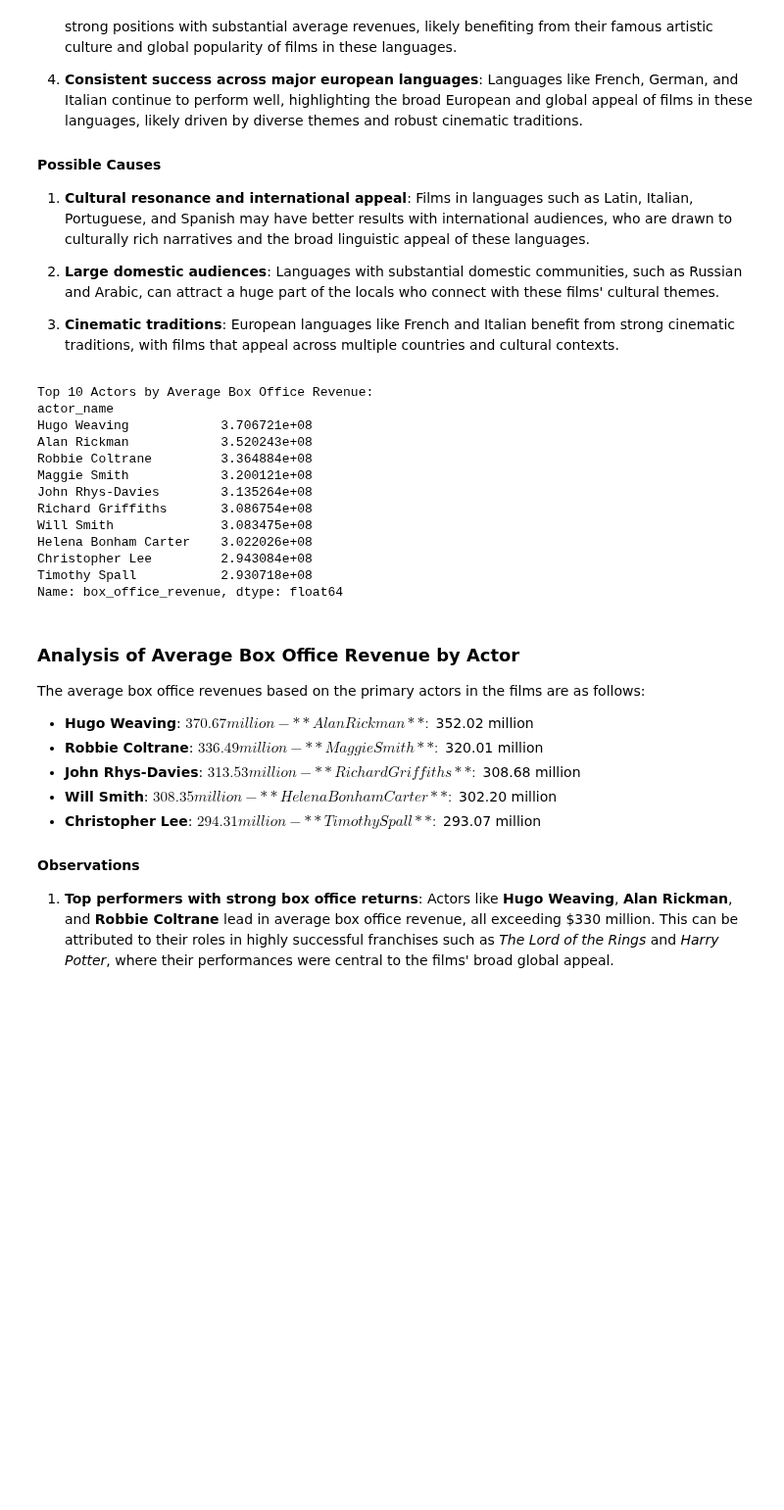
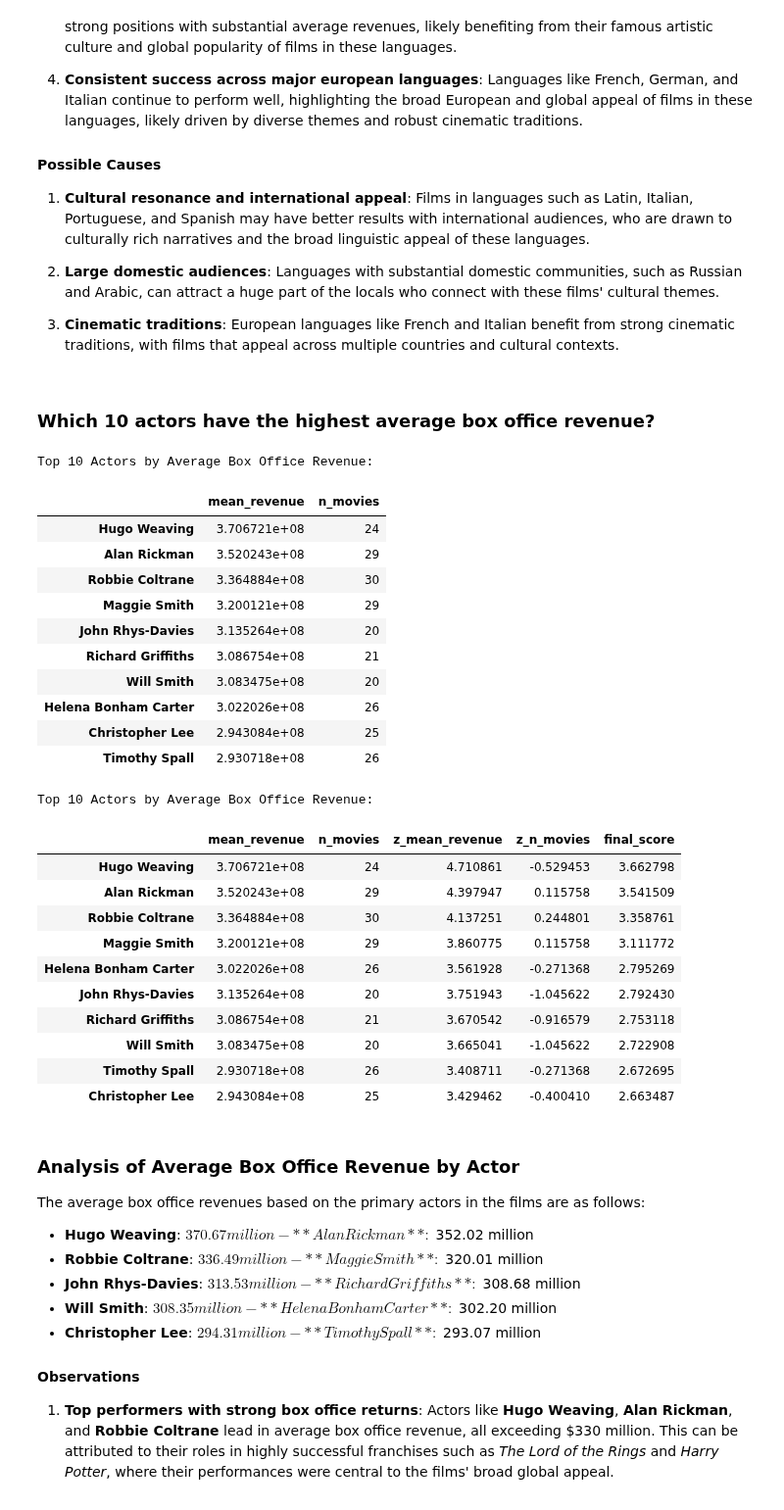
Before and after one commit to epfl-ada/ada-2024-project-awesometeam2024, a Jupyter notebook: results.ipynb, the cells around one changed output. Shown at 98% size. Cells and saved outputs as stored; diff of their text form; code cells hidden in the pictures; blank space fills up the shorter version.

```diff
--- a/results.ipynb
+++ b/results.ipynb
@@ -611,36 +596,65 @@ The average box office revenues based on the primary language of the films are a
 2. **Large domestic audiences**: Languages with substantial domestic communities, such as Russian and Arabic, can attract a huge part of the locals who connect with these films' cultural themes.
 
 3. **Cinematic traditions**: European languages like French and Italian benefit from strong cinematic traditions, with films that appeal across multiple countries and cultural contexts.
+# %% [markdown]
+### Which 10 actors have the highest average box office revenue?
 # %%
-### Which 10 actors have the highest average box office revenue? (actors that participate in more than 20 films)
+# Keep only actors with at least 20 movies (to filter out less relevant actors) # TODO change to 10?
+actors_count = df_actors_revenues['actor_name'].value_counts()
+actors_count = actors_count[actors_count >= 20]
 
-df_characters_revenues = df_characters.merge(df_movies[['wikipedia_movie_id', 'box_office_revenue']], how='inner')
-
-# keep only actors with at least 50 movies
-actors_count = df_characters_revenues['actor_name'].value_counts()
-actors = actors_count[actors_count >= 20]
-
-df_characters_revenues = df_characters_revenues[df_characters_revenues['actor_name'].isin(actors.index)]
+relevant_characters = df_actors_revenues[df_actors_revenues['actor_name'].isin(actors_count.index)]
 
 # calculate the average revenue for each actor
-actors_revenues = df_characters_revenues.groupby('actor_name')['box_office_revenue'].mean().sort_values(ascending=False)
+actors_revenues = relevant_characters.groupby('actor_name')['box_office_revenue'].mean()
 
+# Create a dataframe with the average revenue and number of movies for each actor
+df_actors_info = pd.DataFrame({
+    'mean_revenue': actors_revenues,
+    'n_movies': actors_count
+})
+
+# Print the top 10 actors by average revenue
 print("Top 10 Actors by Average Box Office Revenue:")
-print(actors_revenues.head(10))
+df_actors_info.sort_values(by='mean_revenue', ascending=False).head(10)
 # %% [output]
 Top 10 Actors by Average Box Office Revenue:
-actor_name
-Hugo Weaving            3.706721e+08
-Alan Rickman            3.520243e+08
-Robbie Coltrane         3.364884e+08
-Maggie Smith            3.200121e+08
-John Rhys-Davies        3.135264e+08
-Richard Griffiths       3.086754e+08
-Will Smith              3.083475e+08
-Helena Bonham Carter    3.022026e+08
-Christopher Lee         2.943084e+08
-Timothy Spall           2.930718e+08
-Name: box_office_revenue, dtype: float64
+|  | mean_revenue | n_movies |
+| Hugo Weaving | 3.706721e+08 | 24 |
+| Alan Rickman | 3.520243e+08 | 29 |
+| Robbie Coltrane | 3.364884e+08 | 30 |
+| Maggie Smith | 3.200121e+08 | 29 |
+| John Rhys-Davies | 3.135264e+08 | 20 |
+| Richard Griffiths | 3.086754e+08 | 21 |
+| Will Smith | 3.083475e+08 | 20 |
+| Helena Bonham Carter | 3.022026e+08 | 26 |
+| Christopher Lee | 2.943084e+08 | 25 |
+| Timothy Spall | 2.930718e+08 | 26 |
+# %%
+# TODO might be interesting ? but dont change much
+# Calculate Z-score for each column
+df_actors_info['z_mean_revenue'] = (df_actors_info['mean_revenue'] - df_actors_info['mean_revenue'].mean()) / df_actors_info['mean_revenue'].std()
+df_actors_info['z_n_movies'] = (df_actors_info['n_movies'] - df_actors_info['n_movies'].mean()) / df_actors_info['n_movies'].std()
+
+# Combine the Z-scores with weights to calculate the final score
+df_actors_info['final_score'] = (df_actors_info['z_mean_revenue'] * 0.8) + (df_actors_info['z_n_movies'] * 0.2)
+
+# Print the top 10 actors by final score
+print("Top 10 Actors by Average Box Office Revenue:")
+df_actors_info.sort_values(by='final_score', ascending=False).head(10)
+# %% [output]
+Top 10 Actors by Average Box Office Revenue:
+|  | mean_revenue | n_movies | z_mean_revenue | z_n_movies | final_score |
+| Hugo Weaving | 3.706721e+08 | 24 | 4.710861 | -0.529453 | 3.662798 |
+| Alan Rickman | 3.520243e+08 | 29 | 4.397947 | 0.115758 | 3.541509 |
+| Robbie Coltrane | 3.364884e+08 | 30 | 4.137251 | 0.244801 | 3.358761 |
+| Maggie Smith | 3.200121e+08 | 29 | 3.860775 | 0.115758 | 3.111772 |
+| Helena Bonham Carter | 3.022026e+08 | 26 | 3.561928 | -0.271368 | 2.795269 |
+| John Rhys-Davies | 3.135264e+08 | 20 | 3.751943 | -1.045622 | 2.792430 |
+| Richard Griffiths | 3.086754e+08 | 21 | 3.670542 | -0.916579 | 2.753118 |
+| Will Smith | 3.083475e+08 | 20 | 3.665041 | -1.045622 | 2.722908 |
+| Timothy Spall | 2.930718e+08 | 26 | 3.408711 | -0.271368 | 2.672695 |
+| Christopher Lee | 2.943084e+08 | 25 | 3.429462 | -0.400410 | 2.663487 |
 # %% [markdown]
 ### Analysis of Average Box Office Revenue by Actor
 
```
Also changed, not shown: parts of 11 cells of this notebook, 2 other files.
